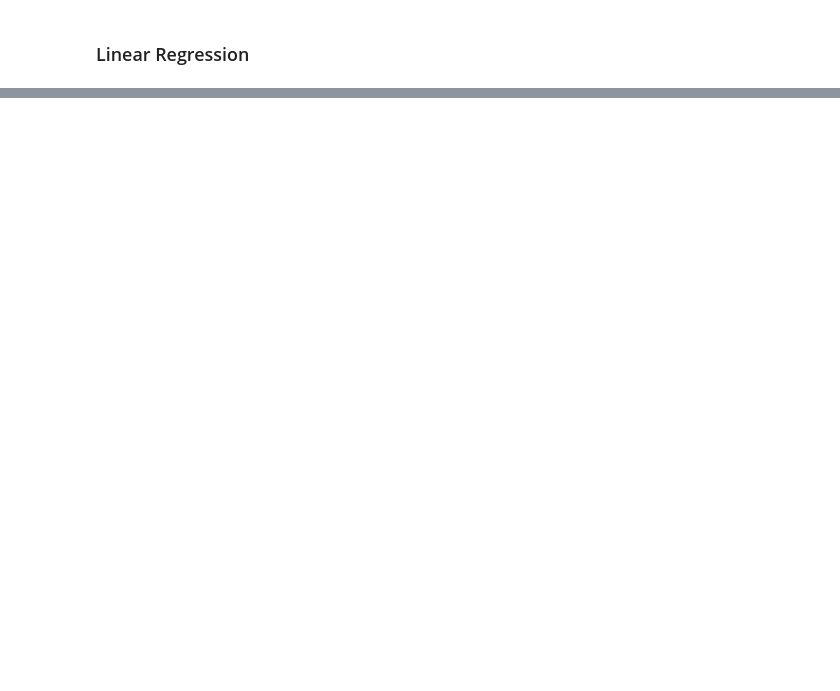
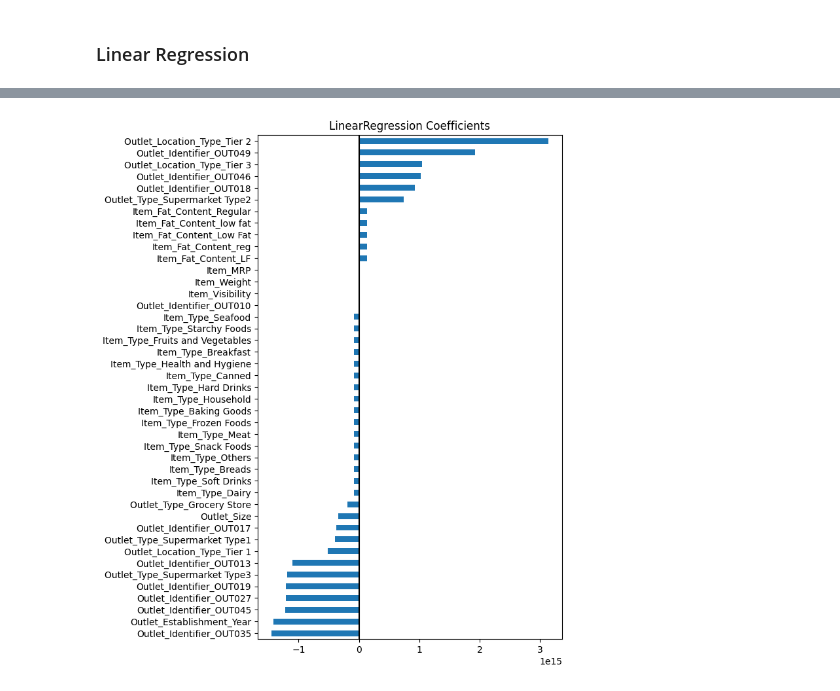
Before and after one commit to donmarcolaureano/predictionofproductsales, a Jupyter notebook: Preprocessed Data for ML.ipynb, the cells around one changed output, grey strips where cells are left out. Drawn from its saved outputs; the diff is of its cells as text; code cells hidden in the pictures; blank space fills up the shorter version.

```diff
--- a/Preprocessed Data for ML.ipynb
+++ b/Preprocessed Data for ML.ipynb
@@ -692,2 +722,5 @@ Name: Feature Importance, dtype: float64
 # %% [markdown]
 ### Linear Regression
+# %%
+lin_reg.fit(X_train_2, y_train)
+evaluate_regression(lin_reg, X_train_2, y_train, X_test_2, y_test)
@@ -693,0 +758,4 @@ Name: Feature Importance, dtype: float64
+# %%
+# Saving the coefficients as a pandas series
+coeffs = pd.Series(lin_reg.coef_, index = feature_names)
+coeffs
@@ -693,0 +801,7 @@ Name: Feature Importance, dtype: float64
+# %%
+## Plot the coefficients
+ax = coeffs.sort_values().plot(kind='barh',figsize=(6,10))
+ax.axvline(0,color='k')
+ax.set_title('LinearRegression Coefficients');
+# %% [output]
+[figure, added]
```
Also changed, not shown: parts of 12 cells of this notebook.
